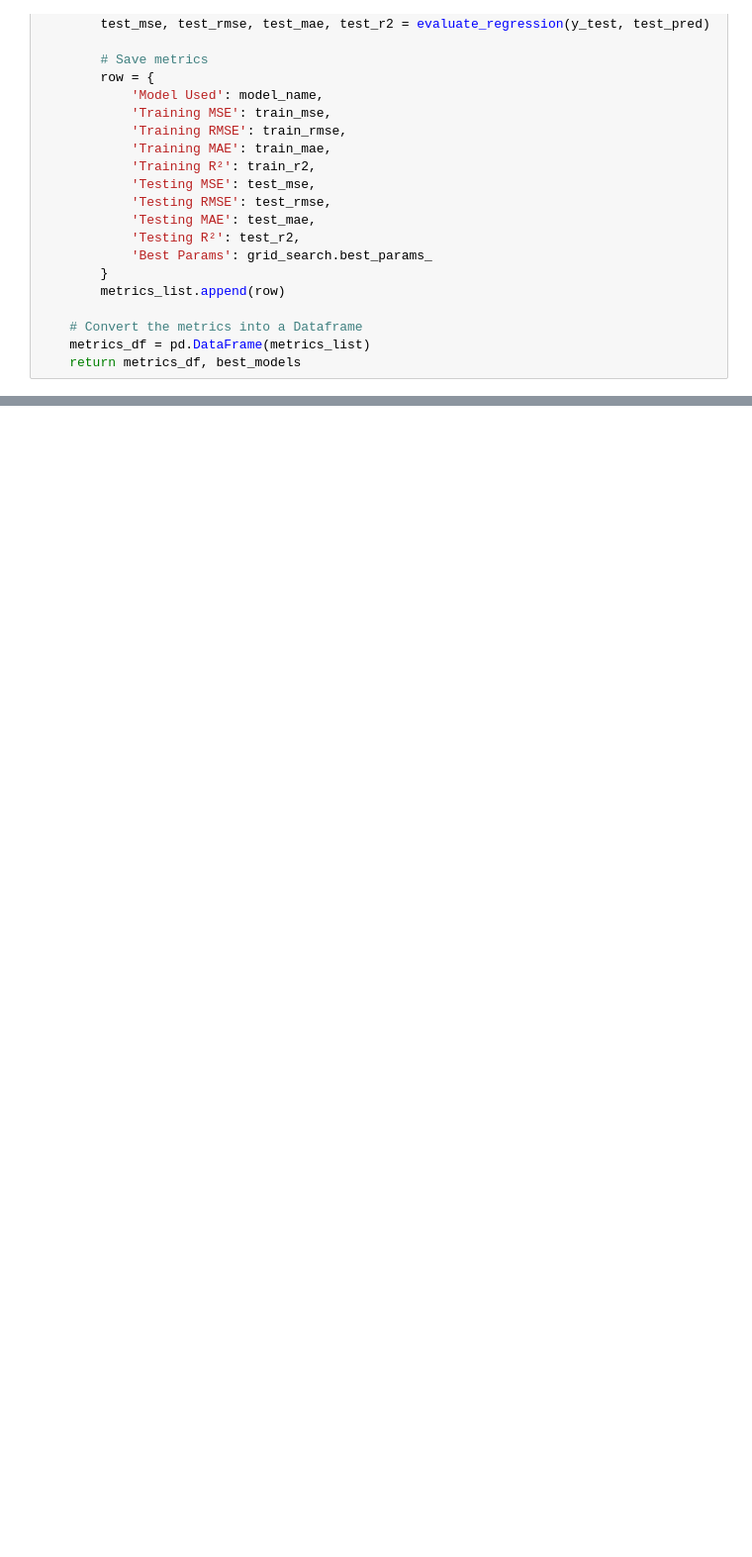
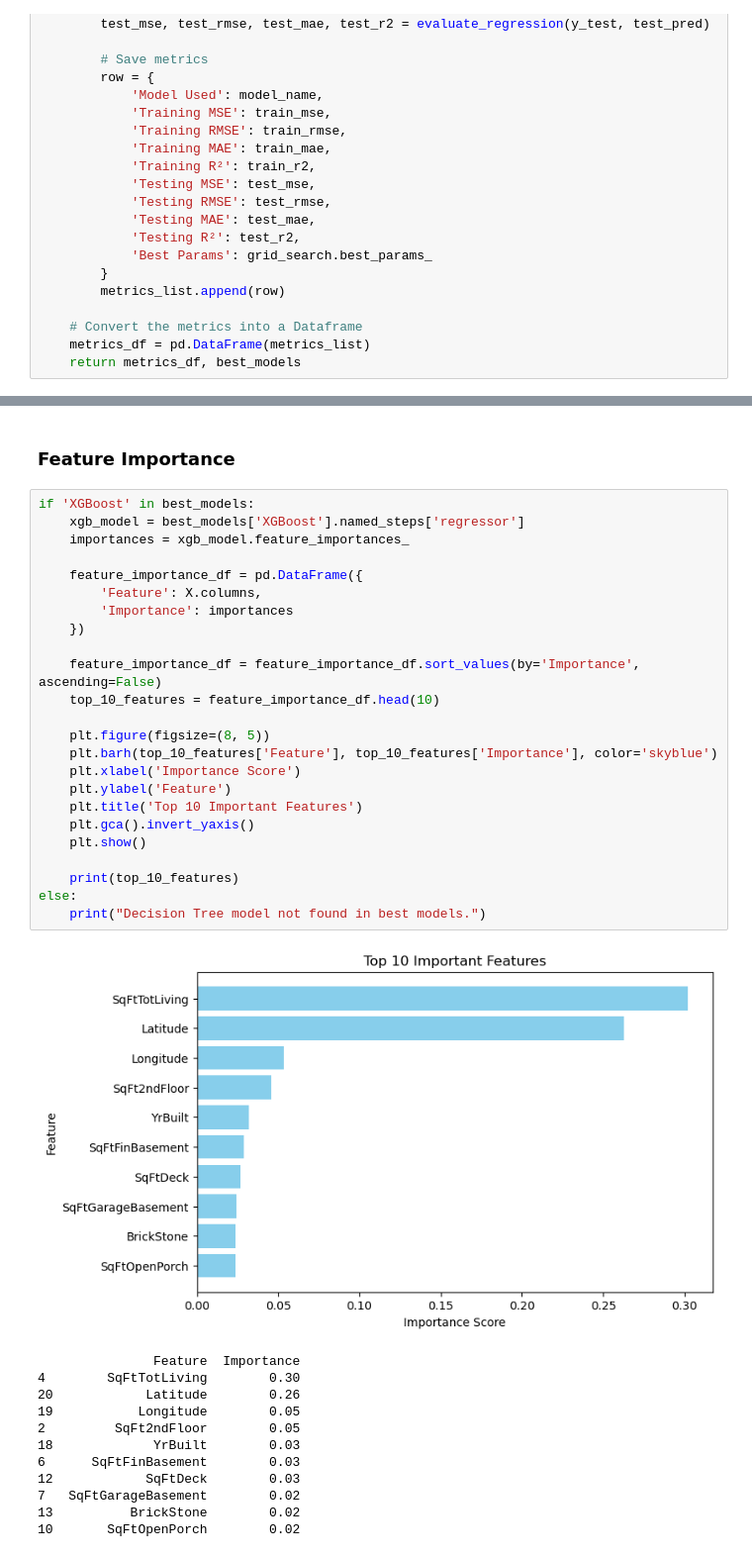
Before and after one commit to shintaronakamura28/Housing_sale_price_prediction, a Jupyter notebook: housing.ipynb, the cells around one changed output, grey strips where cells are left out. Shown: that part at 99% size. Drawn from its saved outputs; the diff is of its cells as text; blank space fills up the shorter version.

Commit message:
finished ml feature importance

```diff
--- a/housing.ipynb
+++ b/housing.ipynb
@@ -643,2 +643,41 @@ Learning CUrve for ElasticNet
 [figure]
 [figure]
+# %% [markdown]
+### Feature Importance
+# %%
+if 'XGBoost' in best_models:
+    xgb_model = best_models['XGBoost'].named_steps['regressor']
+    importances = xgb_model.feature_importances_
+
+    feature_importance_df = pd.DataFrame({
+        'Feature': X.columns,
+        'Importance': importances
+    })
+
+    feature_importance_df = feature_importance_df.sort_values(by='Importance', ascending=False)
+    top_10_features = feature_importance_df.head(10)
+
+    plt.figure(figsize=(8, 5))
+    plt.barh(top_10_features['Feature'], top_10_features['Importance'], color='skyblue')
+    plt.xlabel('Importance Score')
+    plt.ylabel('Feature')
+    plt.title('Top 10 Important Features')
+    plt.gca().invert_yaxis()
+    plt.show()
+
+    print(top_10_features)
+else:
+    print("Decision Tree model not found in best models.")
+# %% [output]
+[figure, added]
+               Feature  Importance
+4        SqFtTotLiving        0.30
+20            Latitude        0.26
+19           Longitude        0.05
+2         SqFt2ndFloor        0.05
+18             YrBuilt        0.03
+6      SqFtFinBasement        0.03
+12            SqFtDeck        0.03
+7   SqFtGarageBasement        0.02
+13          BrickStone        0.02
+10       SqFtOpenPorch        0.02
```
Also changed, not shown: parts of 6 cells of this notebook.
